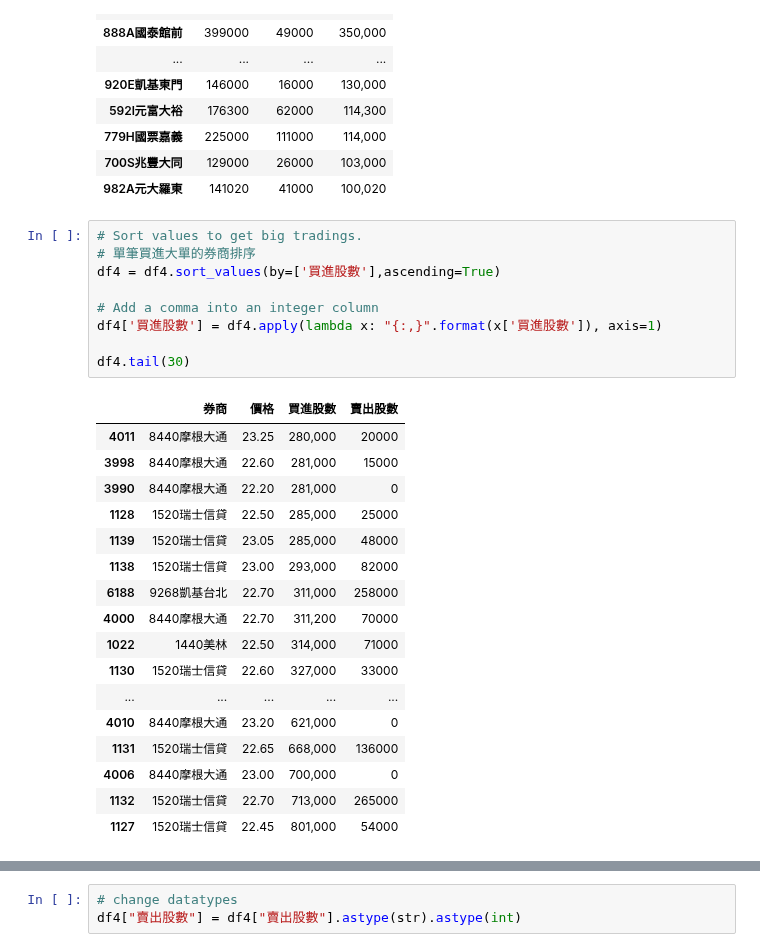
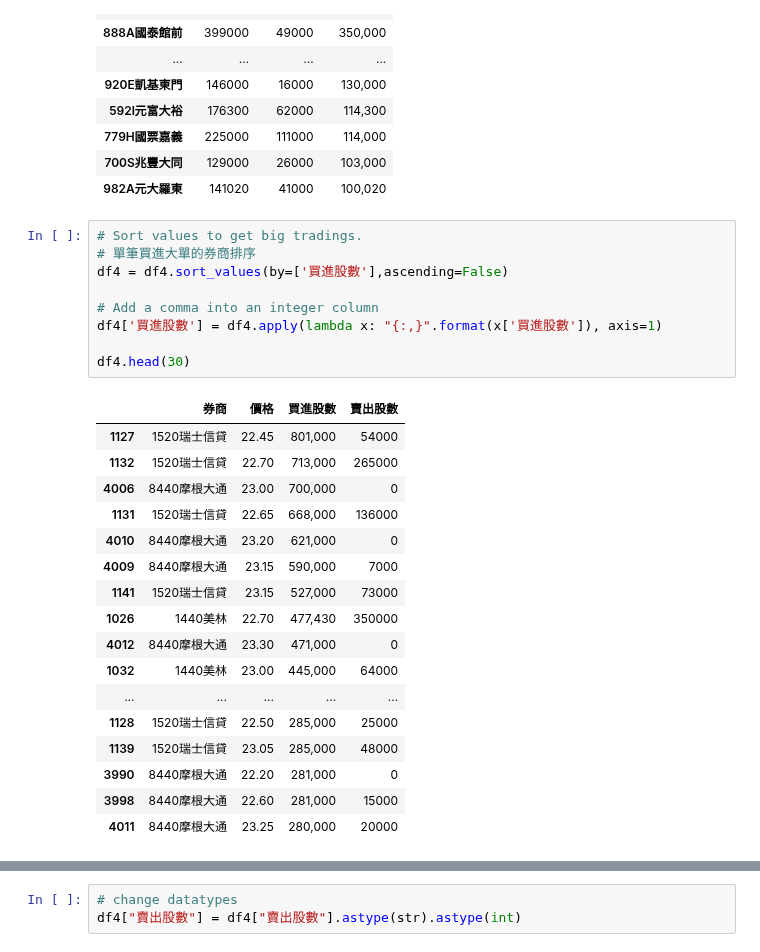
Before and after one commit to cwcheng0/practicepython, a Jupyter notebook: TaiwanStockCount.ipynb, the cells around one changed output, grey strips where cells are left out. Drawn from its saved outputs; the diff is of its cells as text.

```diff
--- a/TaiwanStockCount.ipynb
+++ b/TaiwanStockCount.ipynb
@@ -323,30 +327,30 @@ df7.head(30)
 # %%
 # Sort values to get big tradings.
 # 單筆買進大單的券商排序
-df4 = df4.sort_values(by=['買進股數'],ascending=True)
+df4 = df4.sort_values(by=['買進股數'],ascending=False)
 
 # Add a comma into an integer column
 df4['買進股數'] = df4.apply(lambda x: "{:,}".format(x['買進股數']), axis=1)
 
-df4.tail(30)
+df4.head(30)
 # %% [output]
 |  | 券商 | 價格 | 買進股數 | 賣出股數 |
-| 4011 | 8440摩根大通 | 23.25 | 280,000 | 20000 |
-| 3998 | 8440摩根大通 | 22.60 | 281,000 | 15000 |
-| 3990 | 8440摩根大通 | 22.20 | 281,000 | 0 |
+| 1127 | 1520瑞士信貸 | 22.45 | 801,000 | 54000 |
+| 1132 | 1520瑞士信貸 | 22.70 | 713,000 | 265000 |
+| 4006 | 8440摩根大通 | 23.00 | 700,000 | 0 |
+| 1131 | 1520瑞士信貸 | 22.65 | 668,000 | 136000 |
+| 4010 | 8440摩根大通 | 23.20 | 621,000 | 0 |
+| 4009 | 8440摩根大通 | 23.15 | 590,000 | 7000 |
+| 1141 | 1520瑞士信貸 | 23.15 | 527,000 | 73000 |
+| 1026 | 1440美林 | 22.70 | 477,430 | 350000 |
+| 4012 | 8440摩根大通 | 23.30 | 471,000 | 0 |
+| 1032 | 1440美林 | 23.00 | 445,000 | 64000 |
+| ... | ... | ... | ... | ... |
 | 1128 | 1520瑞士信貸 | 22.50 | 285,000 | 25000 |
 | 1139 | 1520瑞士信貸 | 23.05 | 285,000 | 48000 |
-| 1138 | 1520瑞士信貸 | 23.00 | 293,000 | 82000 |
-| 6188 | 9268凱基台北 | 22.70 | 311,000 | 258000 |
-| 4000 | 8440摩根大通 | 22.70 | 311,200 | 70000 |
-| 1022 | 1440美林 | 22.50 | 314,000 | 71000 |
-| 1130 | 1520瑞士信貸 | 22.60 | 327,000 | 33000 |
-| ... | ... | ... | ... | ... |
-| 4010 | 8440摩根大通 | 23.20 | 621,000 | 0 |
-| 1131 | 1520瑞士信貸 | 22.65 | 668,000 | 136000 |
-| 4006 | 8440摩根大通 | 23.00 | 700,000 | 0 |
-| 1132 | 1520瑞士信貸 | 22.70 | 713,000 | 265000 |
-| 1127 | 1520瑞士信貸 | 22.45 | 801,000 | 54000 |
+| 3990 | 8440摩根大通 | 22.20 | 281,000 | 0 |
+| 3998 | 8440摩根大通 | 22.60 | 281,000 | 15000 |
+| 4011 | 8440摩根大通 | 23.25 | 280,000 | 20000 |
 # %%
 # check datatypes
 df4.dtypes
```
Also changed, not shown: parts of 3 cells of this notebook.
